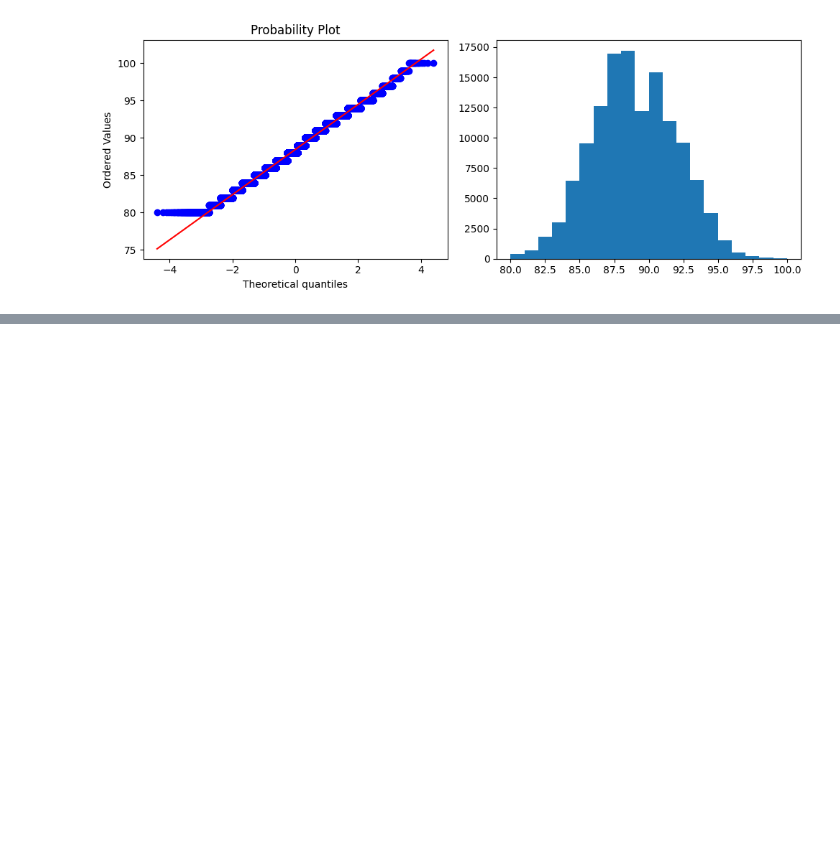
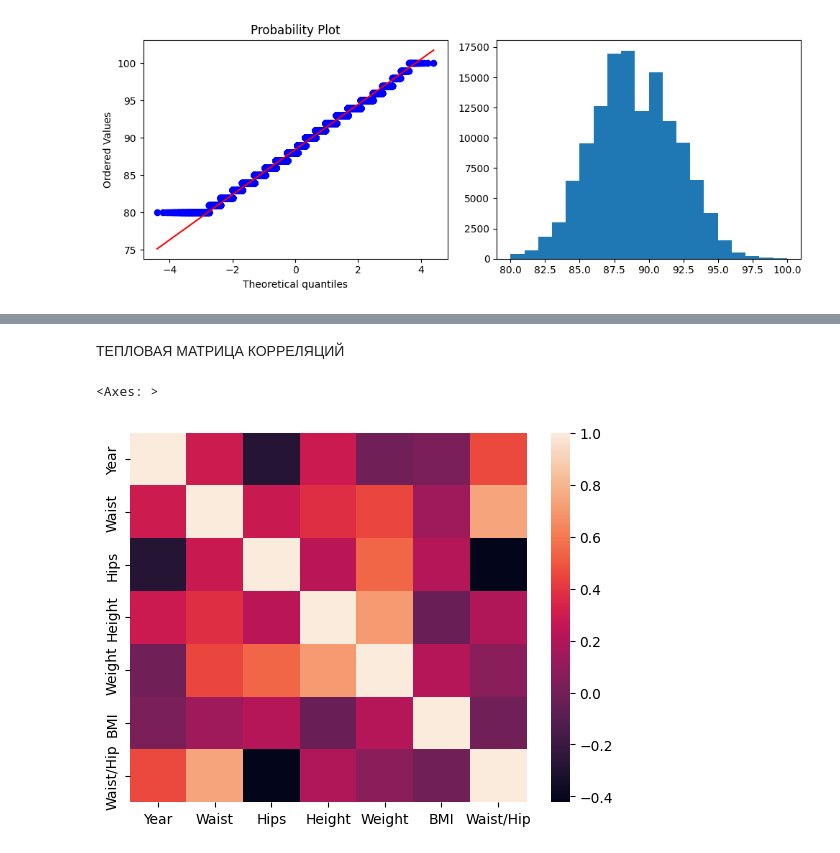
Before and after one commit to Blooodniy/SF_DS, a Jupyter notebook: EDA/EDA-2. Математическая статистика в контексте EDA/EDA_2.ipynb, the cells around one changed output, grey strips where cells are left out. Drawn from its saved outputs; the diff is of its cells as text; code cells hidden in the pictures; blank space fills up the shorter version.

```diff
--- a/EDA/EDA-2. Математическая статистика в контексте EDA/EDA_2.ipynb
+++ b/EDA/EDA-2. Математическая статистика в контексте EDA/EDA_2.ipynb
@@ -164,0 +227,2 @@ plt.show()
+# %%
+data = pd.read_csv('data/model.csv')
@@ -164,0 +245,2 @@ plt.show()
+# %% [markdown]
+ТЕПЛОВАЯ МАТРИЦА КОРРЕЛЯЦИЙ
@@ -164,0 +249,5 @@ plt.show()
+# %%
+sns.heatmap(data.corr(numeric_only=True))
+# %% [output]
+<Axes: >
+[figure, added]
```
Also changed, not shown: parts of 26 cells of this notebook, 1 other file.
